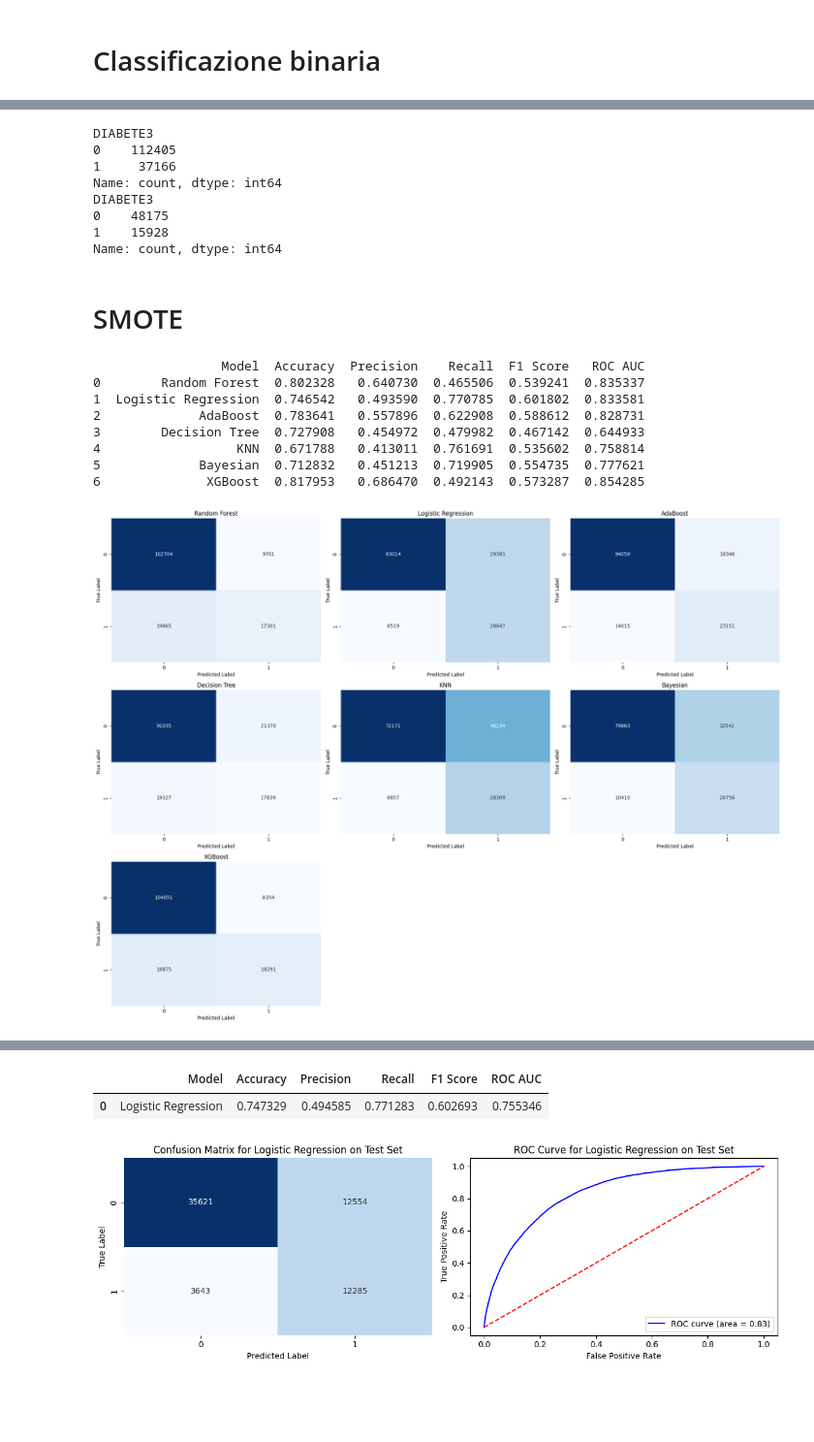
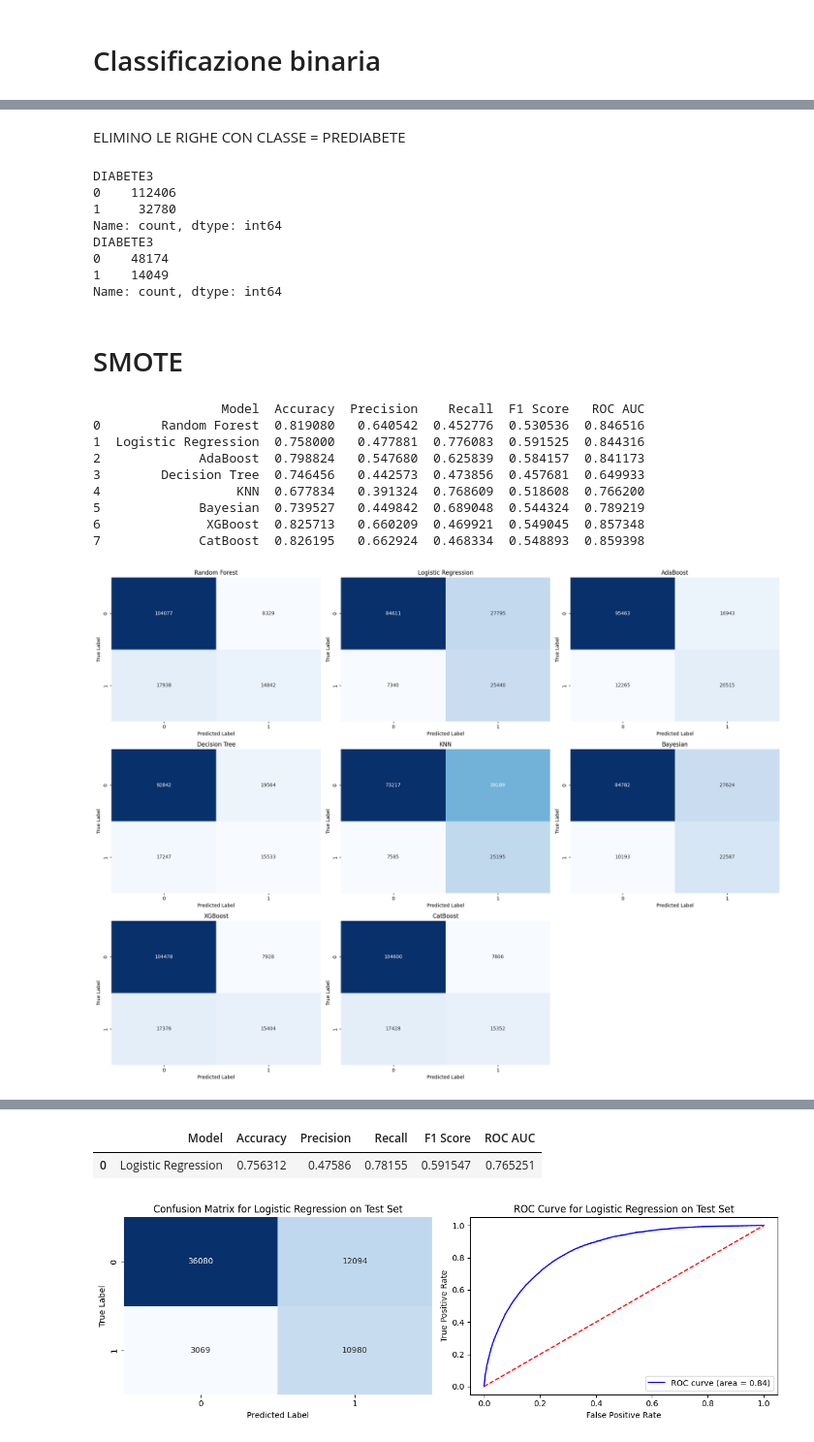
Before and after one commit to RossSacco/DmmlPJ, a Jupyter notebook: Binary_DataTesting.ipynb, the cells around one changed output, grey strips where cells are left out. Shown: that part at 97% size. Drawn from its saved outputs; the diff is of its cells as text; code cells hidden in the pictures; blank space fills up the shorter version.

```diff
--- a/Binary_DataTesting.ipynb
+++ b/Binary_DataTesting.ipynb
@@ -69,10 +69,15 @@ Data columns (total 51 columns):
  50  _PACAT1   211334 non-null  float64
 dtypes: Int64(29), float64(17), object(5)
 memory usage: 89.0+ MB
+# %% [markdown]
+ELIMINO LE RIGHE CON CLASSE = PREDIABETE
 # %%
 from sklearn.model_selection import train_test_split
 
-y_map = {'NoDiabetes': 0, 'PreDiabetes': 1, 'Diabetes': 1}
+df = df[df['DIABETE3'] != 'PreDiabetes'] #########
+
+y_map = {'NoDiabetes': 0, 'Diabetes': 1}
+
 df['DIABETE3'] = df['DIABETE3'].map(y_map)
 
 # Definizione feature e target
@@ -88,18 +93,19 @@ print(y_train.value_counts())
 print(y_test.value_counts())
 # %% [output]
 DIABETE3
-0    112405
-1     37166
+0    112406
+1     32780
 Name: count, dtype: int64
 DIABETE3
-0    48175
-1    15928
+0    48174
+1    14049
 Name: count, dtype: int64
 # %% [markdown]
 # SMOTE
 # %%
 
 from sklearn.ensemble import RandomForestClassifier, AdaBoostClassifier, BaggingClassifier
+from catboost import CatBoostClassifier
 from sklearn.linear_model import LogisticRegression
 from sklearn.tree import DecisionTreeClassifier
 from sklearn.neighbors import KNeighborsClassifier
@@ -116,7 +122,7 @@ import seaborn as sns
 import matplotlib.pyplot as plt
 import numpy as np
 import pandas as pd
-from tqdm import tqdm  # ✅ Aggiunto tqdm per barre di avanzamento
+from tqdm import tqdm  #  tqdm per barre di avanzamento
 
 from prep.preprocessor import preprocessor
 from prep.DiabetesFeatureEngineer import DiabetesFeatureEngineer
@@ -128,7 +134,8 @@ models = {
     'Decision Tree': DecisionTreeClassifier(random_state=42,class_weight='balanced'),
     'KNN': KNeighborsClassifier(weights='distance'),
     'Bayesian': GaussianNB(),
-    'XGBoost': XGBClassifier(random_state=42)
+    'XGBoost': XGBClassifier(random_state=42),
+    'CatBoost': CatBoostClassifier(random_state=42, verbose=0)
 }
 
 # === STRATIFIED CV ===
@@ -211,38 +218,39 @@ axes = axes.flatten()
 
 for idx, (model_name, conf_matrix) in enumerate(conf_matrices.items()):
     ax = axes[idx]
     sns.heatmap(conf_matrix, annot=True, fmt='d', cmap='Blues', cbar=False, ax=ax)
     ax.set_title(f'{model_name}')
     ax.set_xlabel('Predicted Label')
     ax.set_ylabel('True Label')
 
 for idx in range(len(conf_matrices), len(axes)):
     fig.delaxes(axes[idx])
 
 plt.tight_layout()
 plt.show()
 
 
 # === ROC CURVES ===
 plt.figure(figsize=(10, 7))
 for model_name, (fpr, tpr) in roc_curves.items():
     auc_score = auc(fpr, tpr)
     plt.plot(fpr, tpr, label=f"{model_name} (AUC = {auc_score:.2f})")
 
 plt.plot([0, 1], [0, 1], 'k--')
 plt.xlabel('False Positive Rate')
 plt.ylabel('True Positive Rate')
 plt.title('ROC Curves')
 plt.legend()
 plt.grid(True)
 plt.show()
 # %% [output]
                  Model  Accuracy  Precision    Recall  F1 Score   ROC AUC
-0        Random Forest  0.802328   0.640730  0.465506  0.539241  0.835337
-1  Logistic Regression  0.746542   0.493590  0.770785  0.601802  0.833581
-2             AdaBoost  0.783641   0.557896  0.622908  0.588612  0.828731
-3        Decision Tree  0.727908   0.454972  0.479982  0.467142  0.644933
-4                  KNN  0.671788   0.413011  0.761691  0.535602  0.758814
-5             Bayesian  0.712832   0.451213  0.719905  0.554735  0.777621
-6              XGBoost  0.817953   0.686470  0.492143  0.573287  0.854285
+0        Random Forest  0.819080   0.640542  0.452776  0.530536  0.846516
+1  Logistic Regression  0.758000   0.477881  0.776083  0.591525  0.844316
+2             AdaBoost  0.798824   0.547680  0.625839  0.584157  0.841173
+3        Decision Tree  0.746456   0.442573  0.473856  0.457681  0.649933
+4                  KNN  0.677834   0.391324  0.768609  0.518608  0.766200
+5             Bayesian  0.739527   0.449842  0.689048  0.544324  0.789219
+6              XGBoost  0.825713   0.660209  0.469921  0.549045  0.857348
+7             CatBoost  0.826195   0.662924  0.468334  0.548893  0.859398
-[figure, old version]
+[figure, new version]
@@ -254,7 +262,7 @@ from sklearn.metrics import accuracy_score, precision_score, recall_score, f1_sc
 from imblearn.over_sampling import SMOTE
 import seaborn as sns
 import matplotlib.pyplot as plt
-from sklearn.ensemble import RandomForestClassifier
+
 
 from prep.preprocessor import preprocessor
 from prep.DiabetesFeatureEngineer import DiabetesFeatureEngineer
@@ -289,7 +297,7 @@ results = pd.DataFrame({
 results
 # %% [output]
 |  | Model | Accuracy | Precision | Recall | F1 Score | ROC AUC |
-| 0 | Logistic Regression | 0.747329 | 0.494585 | 0.771283 | 0.602693 | 0.755346 |
+| 0 | Logistic Regression | 0.756312 | 0.47586 | 0.78155 | 0.591547 | 0.765251 |
 # %%
 from sklearn.metrics import confusion_matrix, roc_curve, auc
 
```
Also changed, not shown: parts of 10 cells of this notebook, 13 other files.
